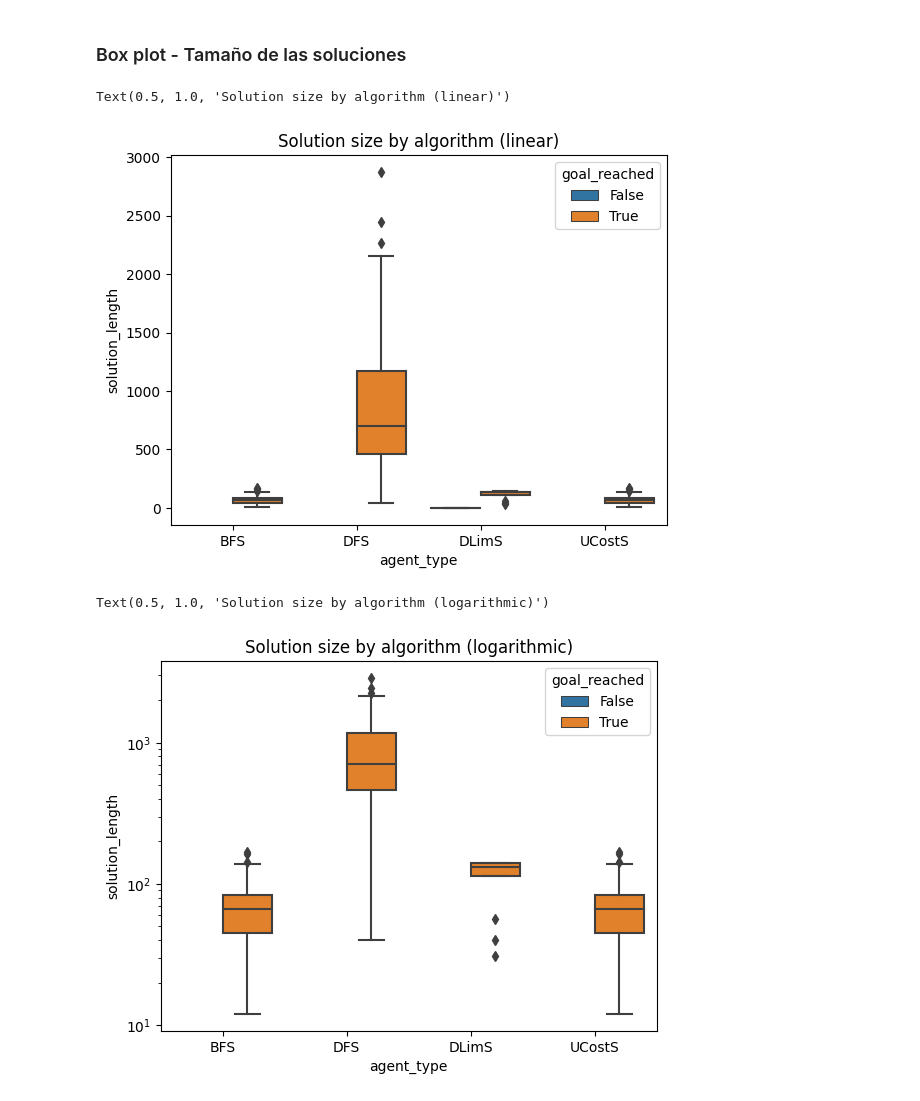
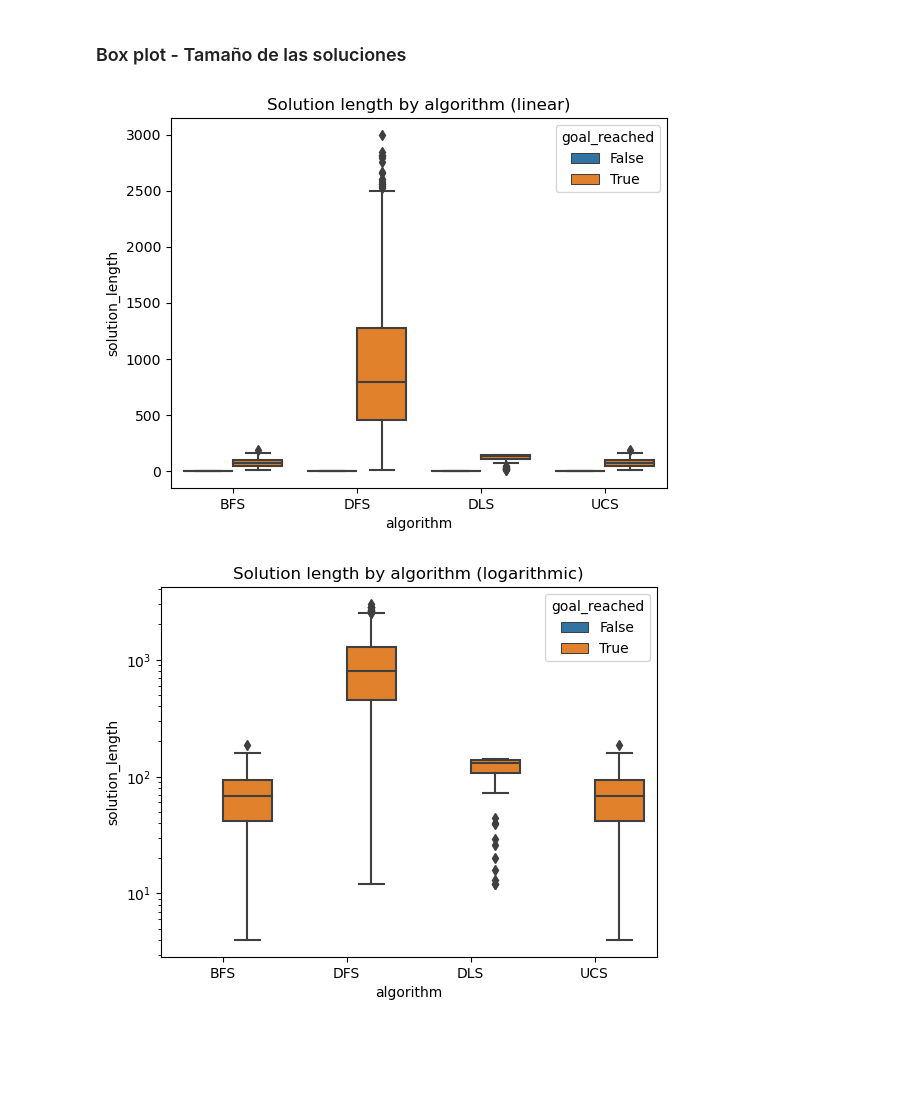
Before and after one commit to LucianoAlbanes/ia-uncuyo-2022, a Jupyter notebook: tp3-busquedas-no-informadas/code/simulation.ipynb, the cells around one changed output. Saved outputs shown, nothing was run; the diff lists cells and outputs as text; code cells hidden in the pictures; blank space fills up the shorter version.

```diff
--- a/tp3-busquedas-no-informadas/code/simulation.ipynb
+++ b/tp3-busquedas-no-informadas/code/simulation.ipynb
@@ -10,35 +10,35 @@ import seaborn as sns
 # %% [markdown]
 ## Se llevará a cabo con la siguiente configuración:
 # %%
-agent_types = [Agents.GoalAgentBFS, Agents.GoalAgentDFS, Agents.GoalAgentDLS, Agents.GoalAgentUCS]
+algorithms = [Agents.GoalAgentBFS, Agents.GoalAgentDFS, Agents.GoalAgentDLS, Agents.GoalAgentUCS]
 size = 100
 obstacle_rate = 0.1
-depth_dls = 141
-iterations = 30  # Per enviroment.
-random.seed(0x0303456)
+depth_dls = 142
+iterations = 300  # Per enviroment.
+random.seed(42)
 # %% [markdown]
 ---
 # %% [markdown]
 ## Correr simulación
 # %%
-def run_simulation_1env(simulations, agent_types, size, obstacle_rate, depth_dls):
+def run_simulation_1env(simulations, algorithms, size, obstacle_rate, depth_dls):
     # Create common env
     env = Agents.Environment((size, size), (random.randint(0, size - 1), random.randint(0, size - 1)),
                              (random.randint(0, size - 1), random.randint(0, size - 1)), obstacle_rate)
     # Run in each agent
-    for agent_type in agent_types:
+    for algorithm in algorithms:
         # Depth in DLS
-        if agent_type == Agents.GoalAgentDLS:
-            agent = agent_type(env, depth_dls)
+        if algorithm == Agents.GoalAgentDLS:
+            agent = algorithm(env, depth_dls)
         else:
-            agent = agent_type(env)
+            agent = algorithm(env)
 
         # Run agent
         path = agent.think()
 
         # Append results in the siumlations dict
         simulations.append({
-            'agent_type': agent_type.__name__,
+            'algorithm': algorithm.__name__,
             'goal_reached': len(path) > 0,
             'solution_length': len(path),
             'explored_states': agent.explored_states
@@ -51,7 +51,7 @@ with mp.Manager() as manager:
 
     # Test iterations
     for i in range(iterations):
-        pool.apply_async(run_simulation_1env, args=(simulations, agent_types, size, obstacle_rate, depth_dls))
+        pool.apply_async(run_simulation_1env, args=(simulations, algorithms, size, obstacle_rate, depth_dls))
 
     # Wait for all threads to finish
     pool.close()
@@ -60,5 +60,6 @@ with mp.Manager() as manager:
     # Save it as a pandas dataframe
     simulations_df = pd.DataFrame(list(simulations))
 
+simulations_df.to_csv('simulations.csv')
 simulations_df
 # %% [output]
@@ -118,18 +120,18 @@ Text(0.5, 1.0, 'Explored states by algorithm')
 # %%
 %matplotlib inline
 
-boxplot = sns.boxplot(data=simulations_df, x='agent_type', y='solution_length', hue="goal_reached", order=[x.__name__ for x in agent_types])
-boxplot.set_xticklabels(['BFS', 'DFS', 'DLimS', 'UCostS'])
-boxplot.set_title('Solution size by algorithm (linear)')
+boxplot = sns.boxplot(data=simulations_df, x='algorithm', y='solution_length', hue="goal_reached", order=[x.__name__ for x in algorithms])
+boxplot.set_xticklabels(['BFS', 'DFS', 'DLS', 'UCS'])
+boxplot.set_title('Solution length by algorithm (linear)')
+boxplot.figure.savefig('boxplot-solution_length.svg')
 # %% [output]
-Text(0.5, 1.0, 'Solution size by algorithm (linear)')
-[figure, old version]
+[figure, new version]
 # %%
 %matplotlib inline
-boxplot = sns.boxplot(data=simulations_df, x='agent_type', y='solution_length', hue="goal_reached", order=[x.__name__ for x in agent_types])
-boxplot.set_xticklabels(['BFS', 'DFS', 'DLimS', 'UCostS'])
+boxplot = sns.boxplot(data=simulations_df, x='algorithm', y='solution_length', hue="goal_reached", order=[x.__name__ for x in algorithms])
+boxplot.set_xticklabels(['BFS', 'DFS', 'DLS', 'UCS'])
 boxplot.set(yscale='log')
-boxplot.set_title('Solution size by algorithm (logarithmic)')
+boxplot.set_title('Solution length by algorithm (logarithmic)')
+boxplot.figure.savefig('boxplot-solution_length-log.svg')
 # %% [output]
-Text(0.5, 1.0, 'Solution size by algorithm (logarithmic)')
-[figure, old version]
+[figure, new version]
```
Also changed, not shown: parts of 3 cells of this notebook, 6 other files.
